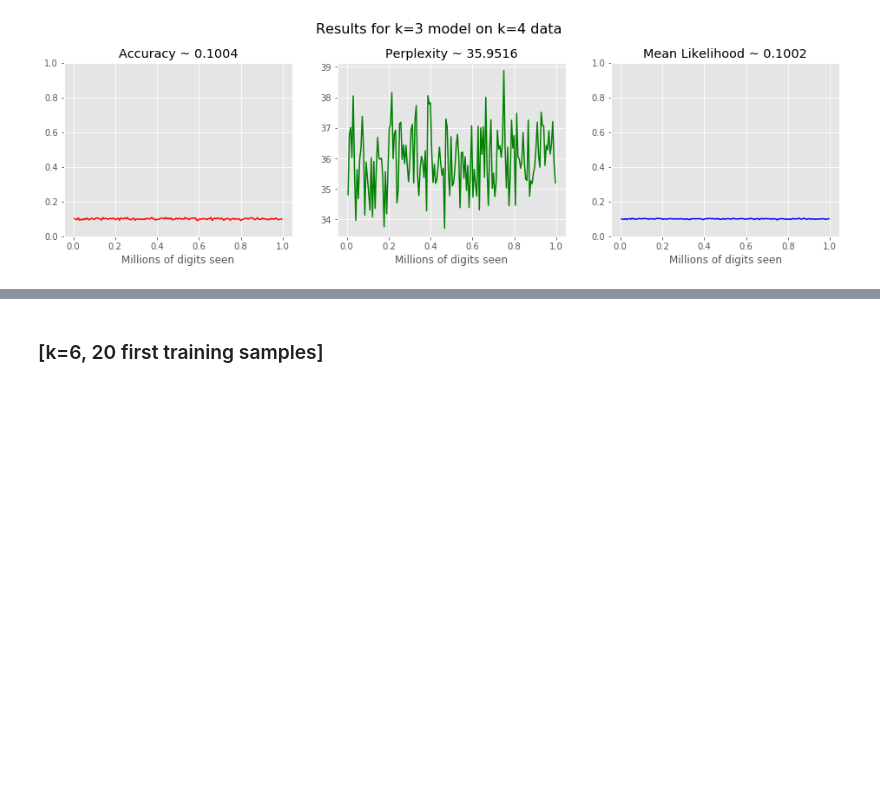
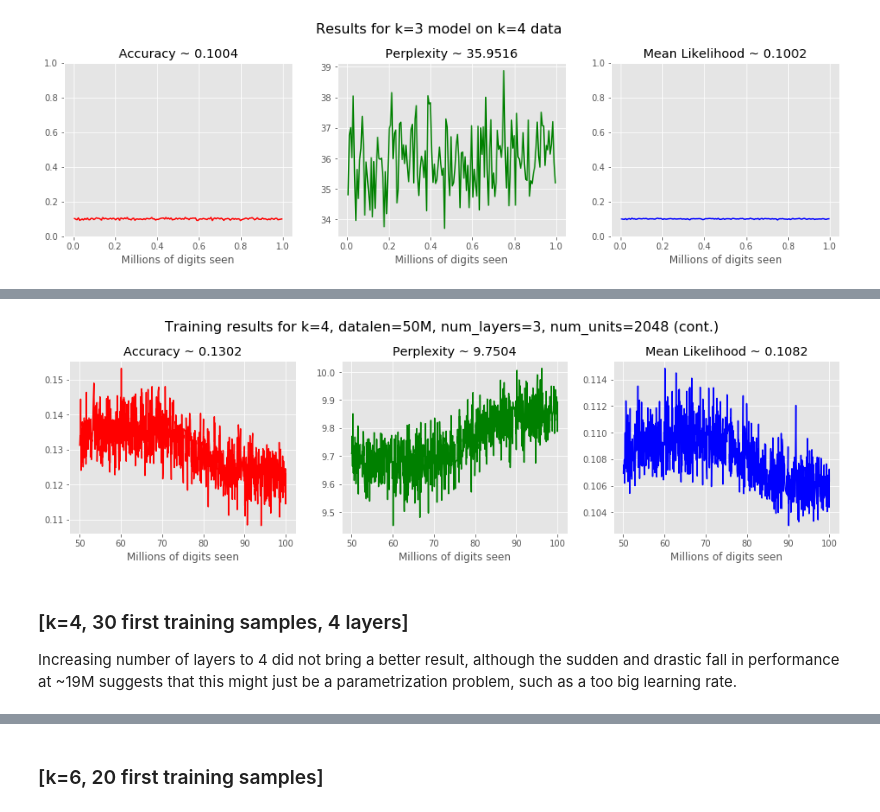
Before and after one commit to colivaresp/prng-deepzoom, a Jupyter notebook: prng_deepzoom_lm.ipynb, the cells around one changed output, grey strips where cells are left out. Cells and saved outputs as stored; diff of their text form; code cells hidden in the pictures; blank space fills up the shorter version.

```diff
--- a/prng_deepzoom_lm.ipynb
+++ b/prng_deepzoom_lm.ipynb
@@ -632,0 +735,11 @@ plot_graphs('data/results/run_20180130-212901-eval',
+# %%
+plot_graphs('data/results/run_20180131-051737-train',
+            main_title = 'Training results for k=4, datalen=50M, num_layers=3, num_units=2048 (cont.)',
+            fit_y_scale_to_data = True
+           )
+# %% [output]
+[figure, added]
+# %% [markdown]
+### [k=4, 30 first training samples, 4 layers]
+
+Increasing number of layers to 4 did not bring a better result, although the sudden and drastic fall in performance at ~19M suggests that this might just be a parametrization problem, such as a too big learning rate.
```
Also changed, not shown: parts of 40 cells of this notebook, 45 other files.
